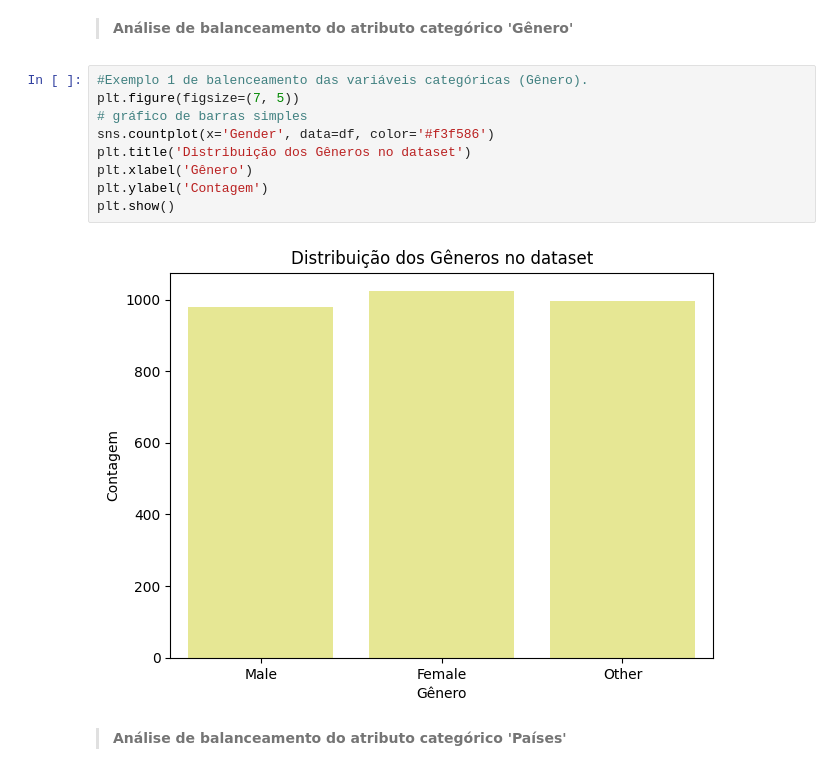
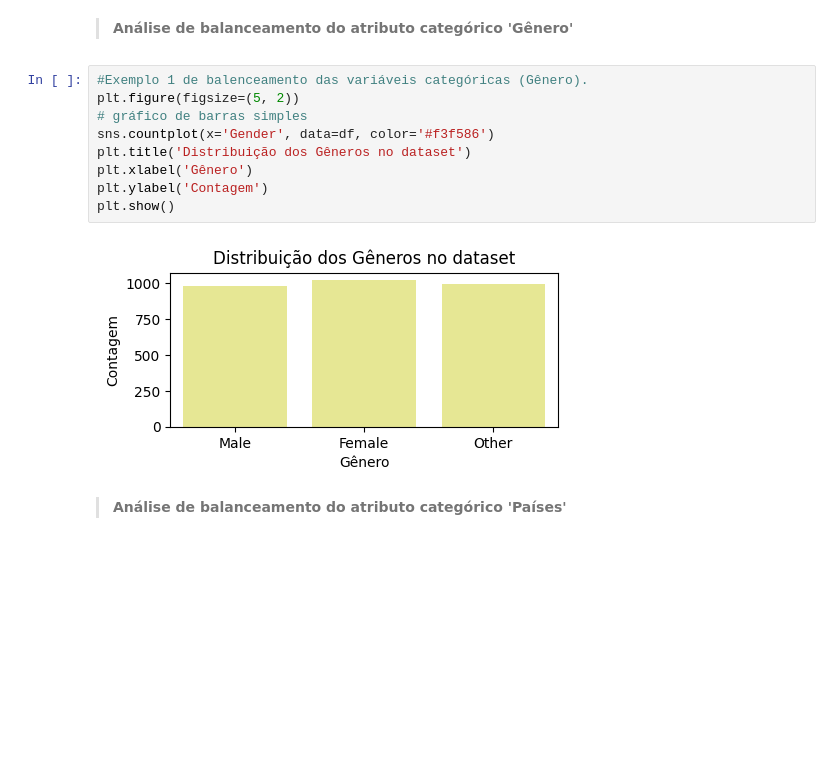
Before and after one commit to hugocfrias/MVP-Machine-Learning, a Jupyter notebook: MVP_Machine_Learning.ipynb, the cells around one changed output. Drawn from its saved outputs; the diff is of its cells as text; blank space fills up the shorter version.

```diff
--- a/MVP_Machine_Learning.ipynb
+++ b/MVP_Machine_Learning.ipynb
@@ -185,15 +185,15 @@ Link MVP **'Análise de Dados e Boas Práticas'**: https://github.com/hugocfrias
 >**Análise de balanceamento do atributo categórico 'Gênero'**
 # %%
 #Exemplo 1 de balenceamento das variáveis categóricas (Gênero).
-plt.figure(figsize=(7, 5))
+plt.figure(figsize=(5, 2))
 # gráfico de barras simples
 sns.countplot(x='Gender', data=df, color='#f3f586')
 plt.title('Distribuição dos Gêneros no dataset')
 plt.xlabel('Gênero')
 plt.ylabel('Contagem')
 plt.show()
 # %% [output]
-[figure, old version]
+[figure, new version]
 # %% [markdown]
 >**Análise de balanceamento do atributo categórico 'Países'**
 # %%
```
Also changed, not shown: parts of 3 cells of this notebook.
